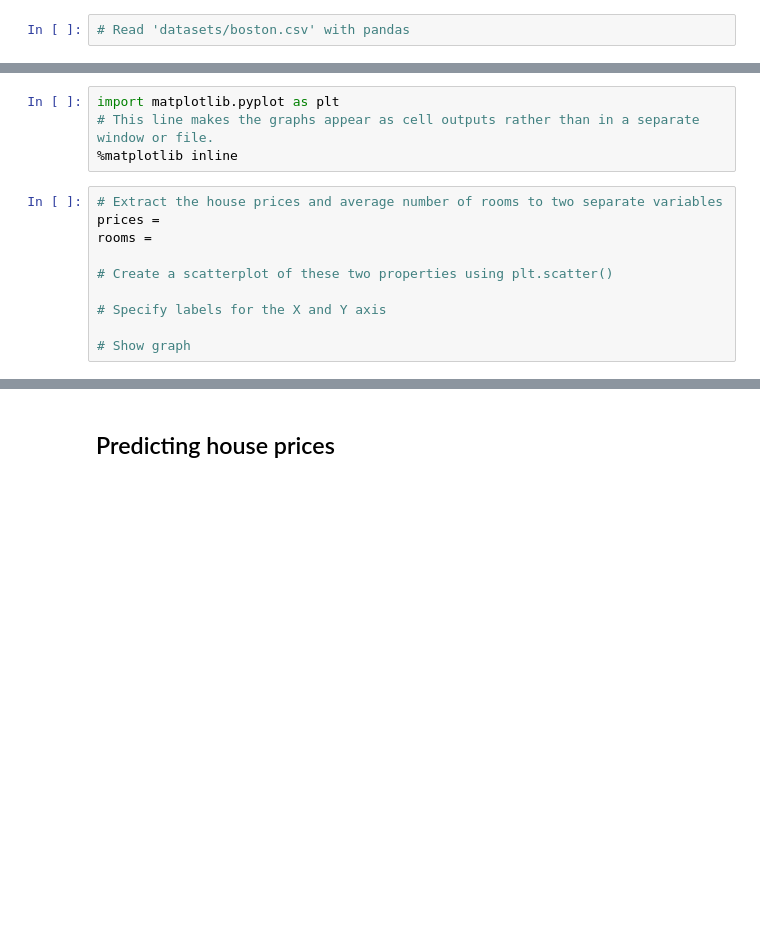
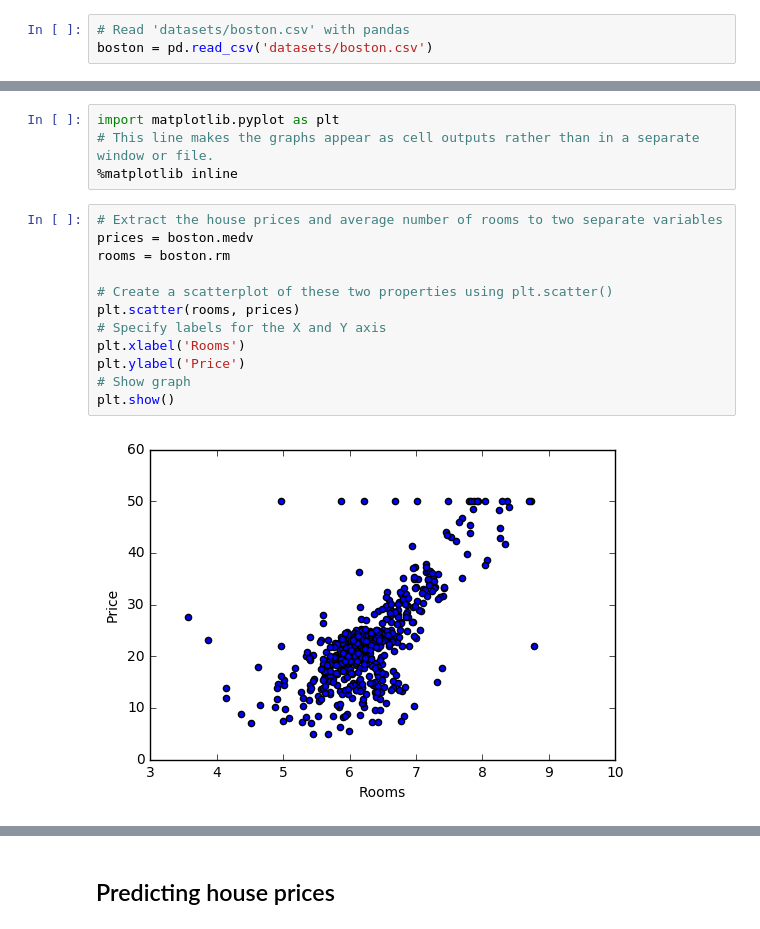
Before and after one commit to ffmmjj/intro_to_data_science_workshop, a Jupyter notebook: 01-Boston housing prices prediction.ipynb, the cells around one changed output, grey strips where cells are left out. Cells and saved outputs as stored; diff of their text form; blank space fills up the shorter version.

```diff
--- a/01-Boston housing prices prediction.ipynb
+++ b/01-Boston housing prices prediction.ipynb
@@ -15,6 +15,7 @@ import pandas as pd
 In this exercise, we'll use the [Boston Housing dataset](http://www.cs.toronto.edu/~delve/data/boston/bostonDetail.html) to predict house prices from characteristics like the number of rooms and distance to employment centers.
 # %%
 # Read 'datasets/boston.csv' with pandas
+boston = pd.read_csv('datasets/boston.csv')
 # %% [markdown]
 Pandas allows reading our data from different file formats and sources. See [this link](http://pandas.pydata.org/pandas-docs/stable/io.html) for a list of supported operations.
 # %%
@@ -83,13 +126,17 @@ import matplotlib.pyplot as plt
 %matplotlib inline
 # %%
 # Extract the house prices and average number of rooms to two separate variables
-prices =
-rooms =
+prices = boston.medv
+rooms = boston.rm
 
 # Create a scatterplot of these two properties using plt.scatter()
-
+plt.scatter(rooms, prices)
 # Specify labels for the X and Y axis
-
+plt.xlabel('Rooms')
+plt.ylabel('Price')
 # Show graph
+plt.show()
+# %% [output]
+[figure, added]
 # %%
 # Extract the house prices and average number of rooms to two separate variables
```
Also changed, not shown: parts of 13 cells of this notebook.
